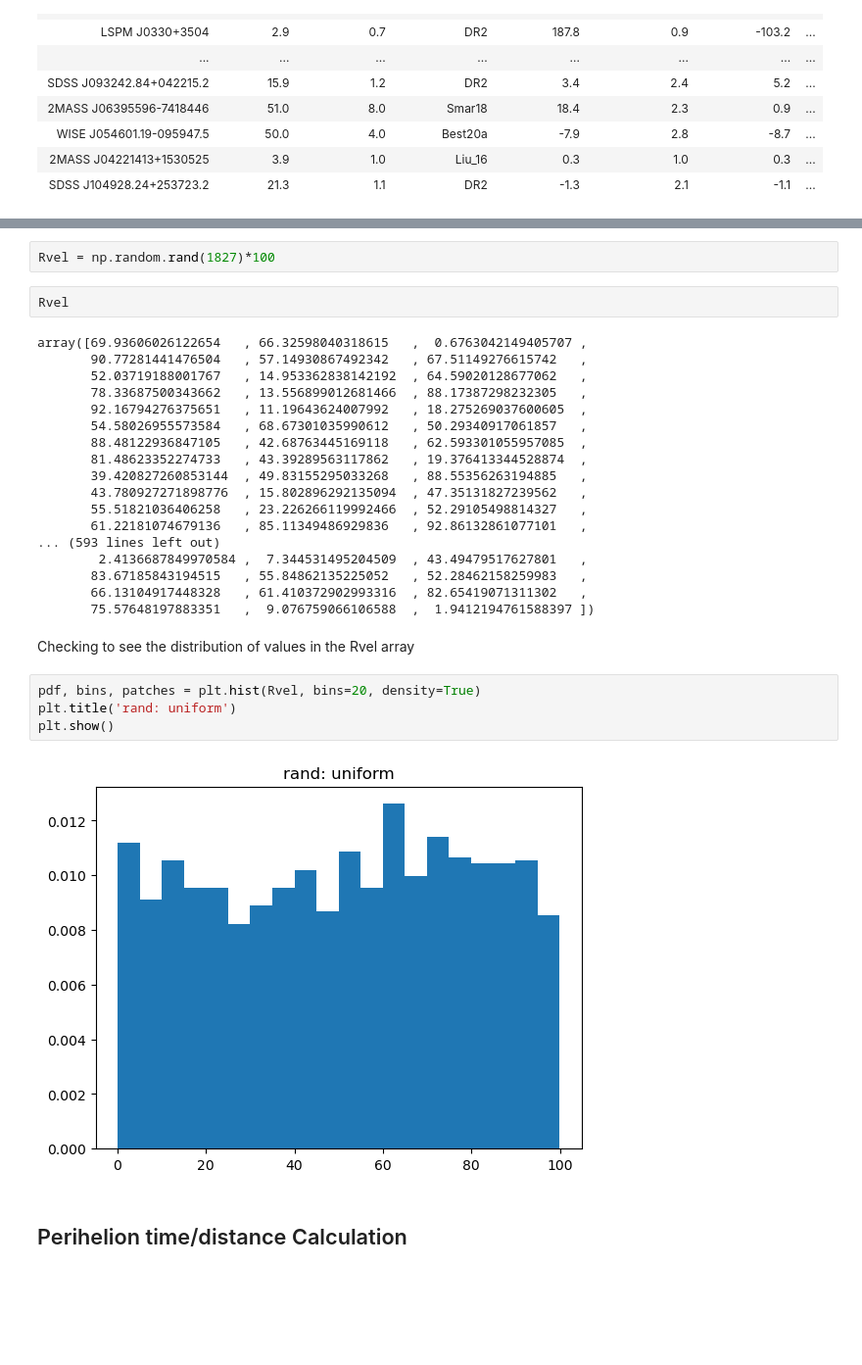
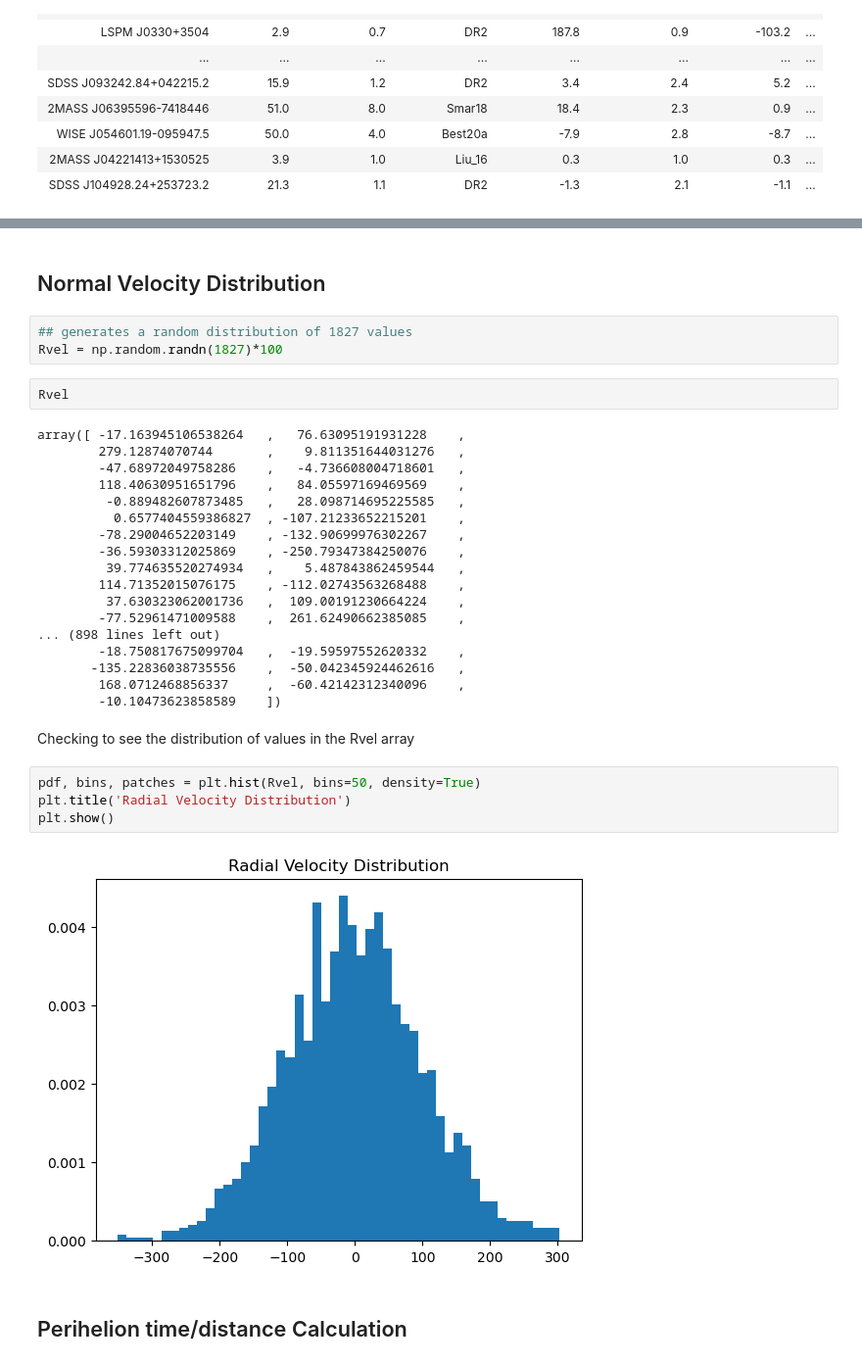
Before and after one commit to emcarthur123/Gaia-Data-Stellar-Flybys, a Jupyter notebook: lowvtan.ipynb, the cells around one changed output, grey strips where cells are left out. Shown: that part at 98% size. Drawn from its saved outputs; the diff is of its cells as text; blank space fills up the shorter version.

```diff
--- a/lowvtan.ipynb
+++ b/lowvtan.ipynb
@@ -56,33 +206,36 @@ Table length=1827
+# %% [markdown]
+## Normal Velocity Distribution
 # %%
-Rvel = np.random.rand(1827)*100
+## generates a random distribution of 1827 values
+Rvel = np.random.randn(1827)*100
 # %%
 Rvel
 # %% [output]
-array([69.93606026122654   , 66.32598040318615   ,  0.6763042149405707 ,
-       90.77281441476504   , 57.14930867492342   , 67.51149276615742   ,
-       52.03719188001767   , 14.953362838142192  , 64.59020128677062   ,
-       78.33687500343662   , 13.556899012681466  , 88.17387298232305   ,
-       92.16794276375651   , 11.19643624007992   , 18.275269037600605  ,
-       54.58026955573584   , 68.67301035990612   , 50.29340917061857   ,
-       88.48122936847105   , 42.68763445169118   , 62.593301055957085  ,
-       81.48623352274733   , 43.39289563117862   , 19.376413344528874  ,
-       39.420827260853144  , 49.83155295033268   , 88.55356263194885   ,
-       43.780927271898776  , 15.802896292135094  , 47.35131827239562   ,
-       55.51821036406258   , 23.226266119992466  , 52.29105498814327   ,
-       61.22181074679136   , 85.11349486929836   , 92.86132861077101   ,
-... (593 lines left out)
-        2.4136687849970584 ,  7.344531495204509  , 43.49479517627801   ,
-       83.67185843194515   , 55.84862135225052   , 52.28462158259983   ,
-       66.13104917448328   , 61.410372902993316  , 82.65419071311302   ,
-       75.57648197883351   ,  9.076759066106588  ,  1.9412194761588397 ])
+array([ -17.163945106538264   ,   76.63095191931228    ,
+        279.12874070744       ,    9.811351644031276   ,
+        -47.68972049758286    ,   -4.736608004718601   ,
+        118.40630951651796    ,   84.05597169469569    ,
+         -0.889482607873485   ,   28.098714695225585   ,
+          0.6577404559386827  , -107.21233652215201    ,
+        -78.29004652203149    , -132.90699976302267    ,
+        -36.59303312025869    , -250.79347384250076    ,
+         39.774635520274934   ,    5.487843862459544   ,
+        114.71352015076175    , -112.02743563268488    ,
+         37.630323062001736   ,  109.00191230664224    ,
+        -77.52961471009588    ,  261.62490662385085    ,
+... (898 lines left out)
+        -18.750817675099704   ,  -19.59597552620332    ,
+       -135.22836038735556    ,  -50.042345924462616   ,
+        168.0712468856337     ,  -60.42142312340096    ,
+        -10.10473623858589    ])
 # %% [markdown]
 Checking to see the distribution of values in the Rvel array
 # %%
-pdf, bins, patches = plt.hist(Rvel, bins=20, density=True)
-plt.title('rand: uniform')
+pdf, bins, patches = plt.hist(Rvel, bins=50, density=True)
+plt.title('Radial Velocity Distribution')
 plt.show()
 # %% [output]
-[figure, old version]
+[figure, new version]
 # %% [markdown]
 ## Perihelion time/distance Calculation
 # %%
```
Also changed, not shown: parts of 72 cells of this notebook, 2 other files.
